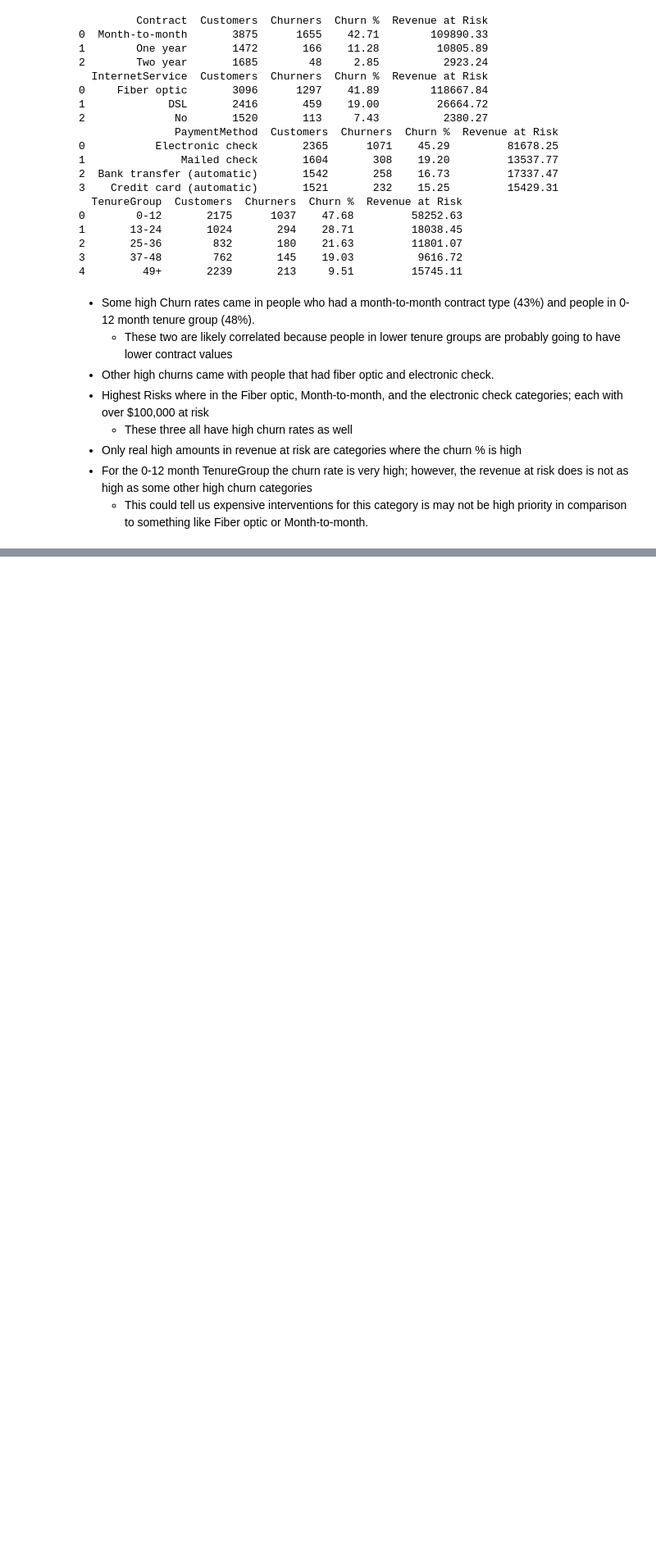
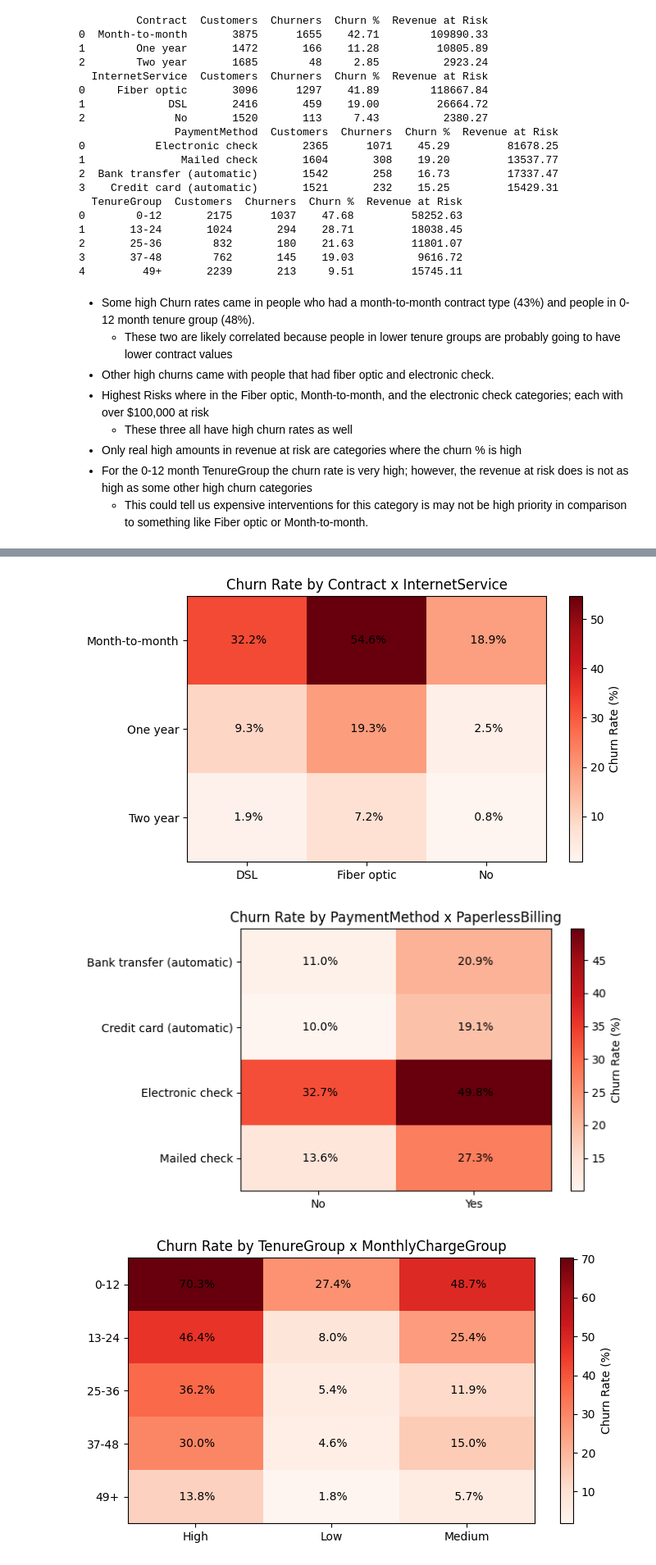
Before and after one commit to dylan123104/Telco-Customer-Churn, a Jupyter notebook: EDA-Churn.ipynb, the cells around one changed output, grey strips where cells are left out. Shown: that part at 82% size. Saved outputs shown, nothing was run; the diff lists cells and outputs as text; code cells hidden in the pictures; blank space fills up the shorter version.

```diff
--- a/EDA-Churn.ipynb
+++ b/EDA-Churn.ipynb
@@ -400,0 +408,48 @@ for var in buisness_variables:
+# %%
+# Adding Monthly Charges Groupings
+def monthly_charge_group(MonthlyCharge):
+    if MonthlyCharge <= 45:
+        return 'Low'
+    elif 45 < MonthlyCharge <= 75:
+        return 'Medium'
+    elif MonthlyCharge > 75:
+        return 'High'
+
+df['MonthlyChargeGroup'] = df['MonthlyCharges'].apply(monthly_charge_group)
+# %%
+def get_heatmap(col1, col2):
+    churn_counts = df.groupby([col1, col2], as_index= False).agg(Churn = ('Churn', lambda x: (x == 'Yes').sum()))
+    total_counts = df.groupby([col1, col2], as_index = False).size()
+    merged = pd.merge(total_counts, churn_counts, on = [col1, col2 ])
+    merged['Churn %'] = round(merged['Churn']/merged['size'] * 100, 2)
+    pivot = merged.pivot(index = col1, columns=col2, values = 'Churn %')
+
+    fig, ax = plt.subplots(figsize = (7, 4))
+    im = ax.imshow(pivot, cmap = 'Reds', aspect = 'auto')
+
+    # Labels
+    ax.set_xticks(np.arange(len(pivot.columns)))
+    ax.set_yticks(np.arange(len(pivot.index)))
+    ax.set_xticklabels(pivot.columns)
+    ax.set_yticklabels(pivot.index)
+
+    # Annotate cells
+    for i in range(len(pivot.index)):
+        for j in range(len(pivot.columns)):
+            value = pivot.iloc[i, j]
+            ax.text(j, i, f"{value: .1f}%", ha = 'center', va = 'center', color = 'black')
+
+    cbar = plt.colorbar(im, ax = ax)
+    cbar.set_label("Churn Rate (%)")
+
+    ax.set_title(f"Churn Rate by {col1} x {col2}")
+    plt.tight_layout()
+    return plt.show()
+# %%
+get_heatmap('Contract', 'InternetService')
+get_heatmap('PaymentMethod', 'PaperlessBilling')
+get_heatmap('TenureGroup', 'MonthlyChargeGroup')
+# %% [output]
+[figure, added]
+[figure, added]
+[figure, added]
```
Also changed, not shown: parts of 12 cells of this notebook.
